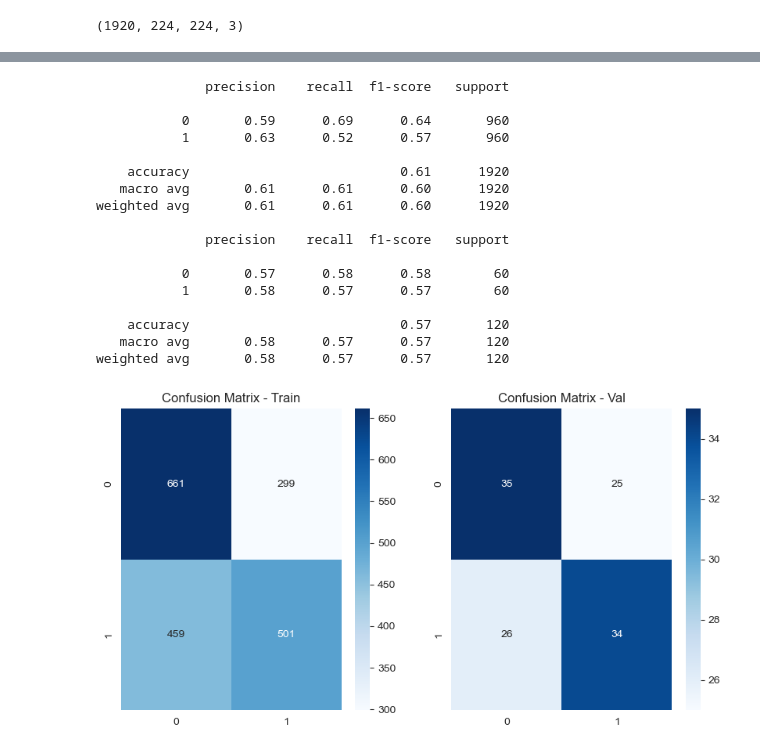
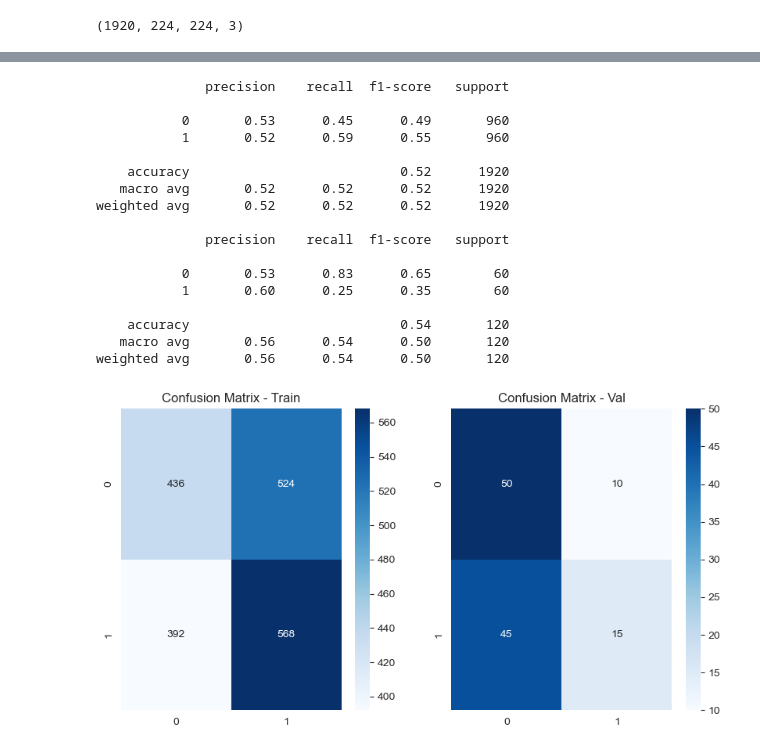
Before and after one commit to cecilia-lin/CSE151A_Pokemon_Classification, a Jupyter notebook: notebook.ipynb, the cells around one changed output, grey strips where cells are left out. Cells and saved outputs as stored; diff of their text form; code cells hidden in the pictures.

```diff
--- a/notebook.ipynb
+++ b/notebook.ipynb
@@ -833,49 +807,34 @@ weighted avg       0.59      0.59      0.59       120
 # %%
-# pattern = 'Minmax'
-# X,y = preprocess(df,pattern)
-# X , y = random_sample(X,y)
-# X_train, X_val, X_test, y_train, y_val,y_test = random_split(X,y)
-# X_train, y_train = augment_loop(X_train,y_train,pattern)
+pattern = ''
+X,y = preprocess(df,pattern)
+X , y = random_sample(X,y)
+X_train, X_val, X_test, y_train, y_val,y_test = random_split(X,y)
+X_train, y_train = augment_loop(X_train,y_train,pattern)
 # %%
-# X_flattened_train = X_train.reshape(X_train.shape[0], -1)
-# X_flattened_val = X_val.reshape(X_val.shape[0], -1)
-# X_flattened_test = X_test.reshape(X_test.shape[0], -1)
+X_flattened_train = X_train.reshape(X_train.shape[0], -1)
+X_flattened_val = X_val.reshape(X_val.shape[0], -1)
+X_flattened_test = X_test.reshape(X_test.shape[0], -1)
-# %%
-NB = GaussianNB()
-NB.fit(X_flattened_train, y_train)
-
-y_bayes_train_pred = NB.predict(X_flattened_train)
-print(classification_report(y_train,y_bayes_train_pred))
-cm_train = confusion_matrix(y_train,y_bayes_train_pred)
-
-y_bayes_val_pred = NB.predict(X_flattened_val)
-print(classification_report(y_val,y_bayes_val_pred))
-cm_val = confusion_matrix(y_val,y_bayes_val_pred)
-
-plt.figure(figsize=(10, 5))
-plt.subplot(1, 2, 1)
-sns.heatmap(cm_train, annot=True, fmt='d', cmap='Blues')
-plt.title('Confusion Matrix - Train')
-plt.subplot(1, 2, 2)
-sns.heatmap(cm_val, annot=True, fmt='d', cmap='Blues')
-plt.title('Confusion Matrix - Val')
-plt.show()
-# %% [output]
-              precision    recall  f1-score   support
-
-           0       0.59      0.69      0.64       960
-           1       0.63      0.52      0.57       960
-
-    accuracy                           0.61      1920
-   macro avg       0.61      0.61      0.60      1920
-weighted avg       0.61      0.61      0.60      1920
-
-              precision    recall  f1-score   support
-
-           0       0.57      0.58      0.58        60
-           1       0.58      0.57      0.57        60
-
-    accuracy                           0.57       120
-   macro avg       0.58      0.57      0.57       120
-weighted avg       0.58      0.57      0.57       120
-[figure, removed]
+# %%
+NB = GaussianNB()
+NB.fit(X_flattened_train, y_train)
+
+report_cm(NB,X_flattened_train,y_train,X_flattened_val,y_val)
+# %% [output]
+              precision    recall  f1-score   support
+
+           0       0.53      0.45      0.49       960
+           1       0.52      0.59      0.55       960
+
+    accuracy                           0.52      1920
+   macro avg       0.52      0.52      0.52      1920
+weighted avg       0.52      0.52      0.52      1920
+
+              precision    recall  f1-score   support
+
+           0       0.53      0.83      0.65        60
+           1       0.60      0.25      0.35        60
+
+    accuracy                           0.54       120
+   macro avg       0.56      0.54      0.50       120
+weighted avg       0.56      0.54      0.50       120
+[figure, added]
```
Also changed, not shown: parts of 42 cells of this notebook, 1 other file.
